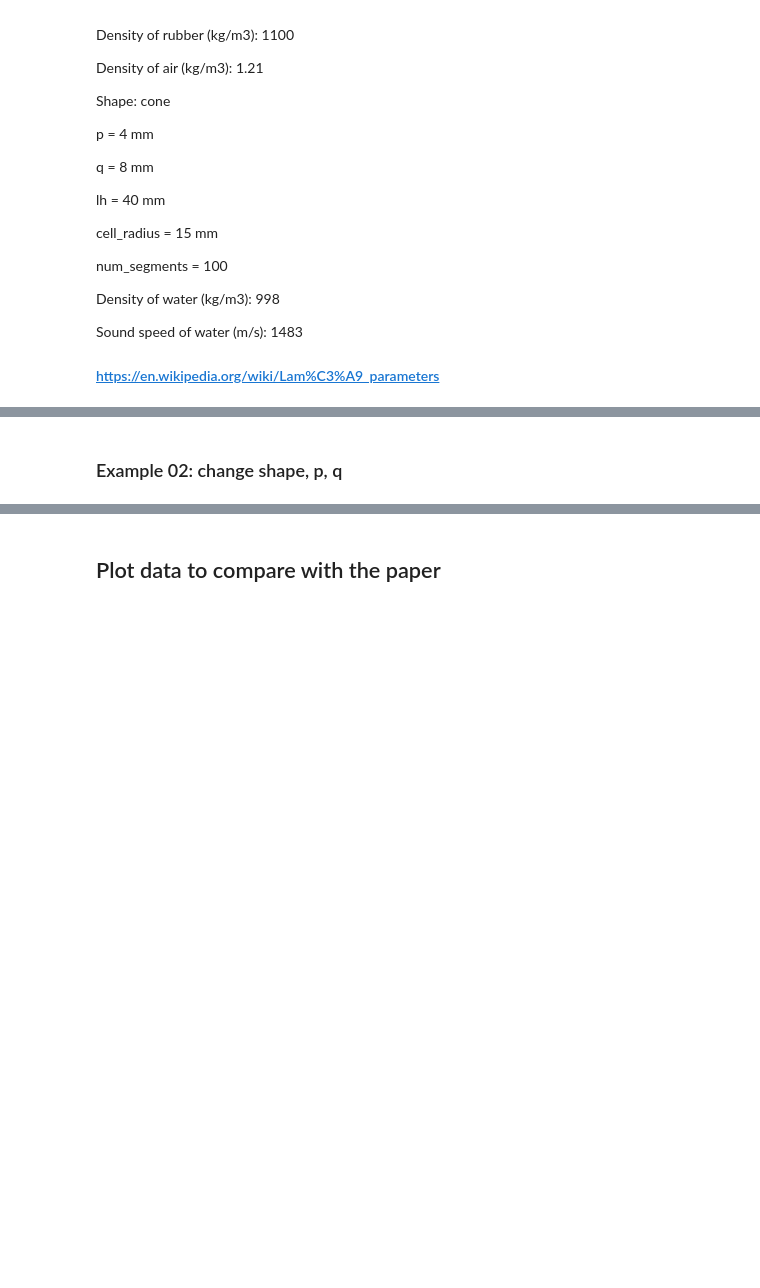
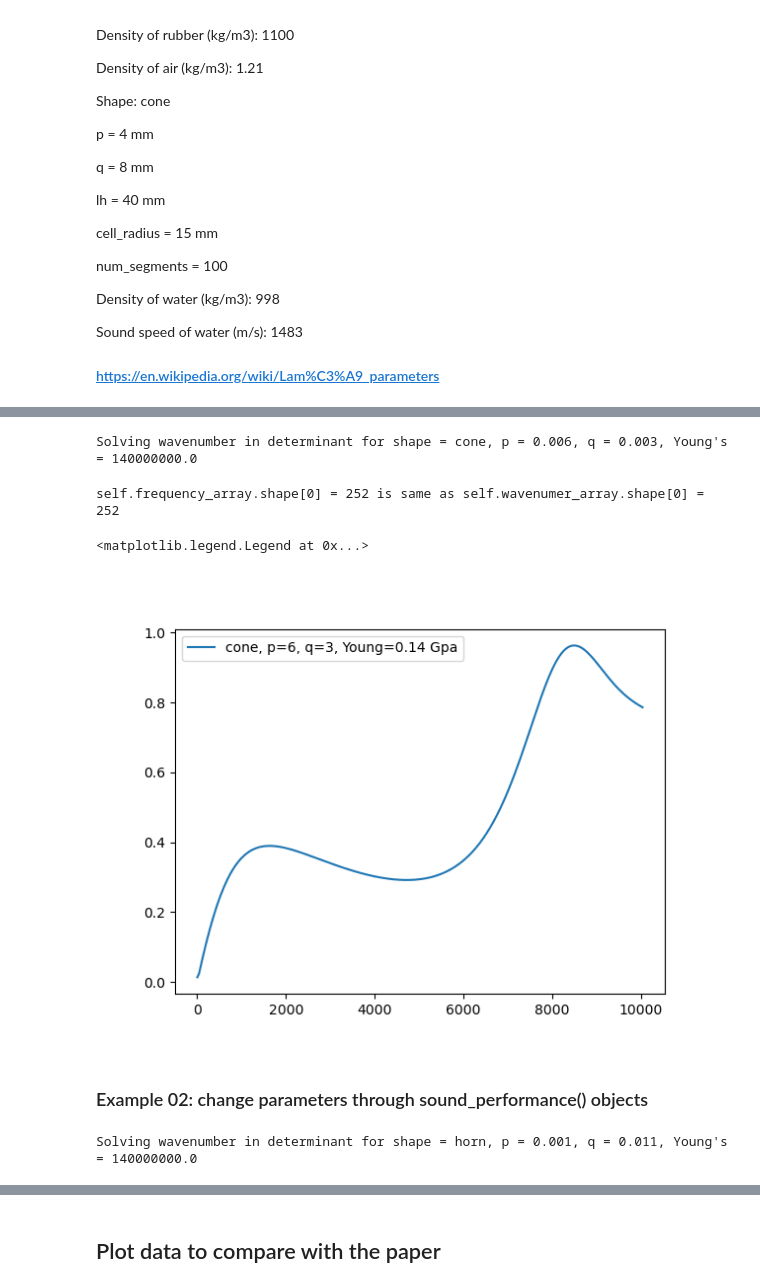
Before and after one commit to cheng-hung/sound_absorption, a Jupyter notebook: sound_absorption.ipynb, the cells around one changed output, grey strips where cells are left out. Saved outputs shown, nothing was run; the diff lists cells and outputs as text; code cells hidden in the pictures; blank space fills up the shorter version.

Commit message:
Update for revising all parameters

```diff
--- a/sound_absorption.ipynb
+++ b/sound_absorption.ipynb
@@ -63,6 +63,7 @@ Sound speed of water (m/s): 1483
 
 #### https://en.wikipedia.org/wiki/Lam%C3%A9_parameters
 # %%
-frequency_array = np.arange(2, 10052, 50)
+frequency_array = np.arange(2, 10052, 40)
+# frequency_array2 = np.arange(2, 10022, 20)
 frequency_array.shape
 # %% [output]
@@ -144,12 +73,29 @@ cone_6_3.save_data(fp, fn)
+# %%
+cone_6_3 = anechoic_sound_absorption(determinant, frequency_array,
+                              fp = '/Users/chenghunglin/Documents/',
+                              fn = 'cone_6_3_fr50.xlsx',
+                              material='rubber', shape='cone',
+                              p=6e-3, q=3e-3, lh=40e-3, cell_radius=15e-3,
+                              num_segments=100, layer_density=1100, air_density=1.21,
+                              Young_modulus=0.14e9, Poisson_ratio=0.49, loss_factor=0.23,
+                              medium_density=998, sound_speed_medium=1483)
+# %% [output]
+Solving wavenumber in determinant for shape = cone, p = 0.006, q = 0.003, Young's = 140000000.0
 # %%
 plt.figure()
 plt.plot(cone_6_3.frequency_array, cone_6_3.absorption_frequency(), label='cone, p=6, q=3, Young=0.14 Gpa')
-plt.plot(cone_4_8.frequency_array, cone_4_8.absorption_frequency(), label='cone, p=4, q=8, Young=0.14 Gpa')
+# plt.plot(cone_4_8.frequency_array, cone_4_8.absorption_frequency(), label='cone, p=4, q=8, Young=0.14 Gpa')
 # plt.plot(cone_4_8_3.frequency_array, cone_4_8_3.absorption_frequency(), '--', color='orange', label='cone, p=4, q=8, Young=0.014 Gpa')
-# plt.plot(horn_1_11.frequency_array, horn_1_11.absorption_frequency(), label='horn, p=1, q=11')
+# plt.plot(horn_1_11.frequency_array, horn_1_11.absorption_frequency(), label='horn, p=1, q=11, seg=50, fr=50')
+# plt.plot(horn_1_11_seg100.frequency_array, horn_1_11_seg100.absorption_frequency(), label='horn, p=1, q=11, seg=100, fr=50')
+# plt.plot(horn_1_11_fr20.frequency_array, horn_1_11_fr20.absorption_frequency(), label='horn, p=1, q=11, seg=100, fr=20')
 plt.legend()
+# %% [output]
+self.frequency_array.shape[0] = 252 is same as self.wavenumer_array.shape[0] = 252
+<matplotlib.legend.Legend at 0x...>
+[figure, added]
 # %% [markdown]
-### Example 02: change shape, p, q
+### Example 02: change parameters through sound_performance() objects
 # %%
 horn_1_11 = sound_performance(determinant, frequency_array)
 # %%
@@ -159,6 +105,8 @@ horn_1_11.q_hole = 11e-3
 # %%
 ## Find roots of wavenumber in the equation of determinant
 horn_1_11.wavenumer_array, horn_1_11.failed_root = horn_1_11.axial_wavenumber_array()
+# %% [output]
+Solving wavenumber in determinant for shape = horn, p = 0.001, q = 0.011, Young's = 140000000.0
 # %%
 ## Save the data
 fp = '/Users/chenghunglin/Documents/'
```
Also changed, not shown: parts of 19 cells of this notebook, 6 other files.
